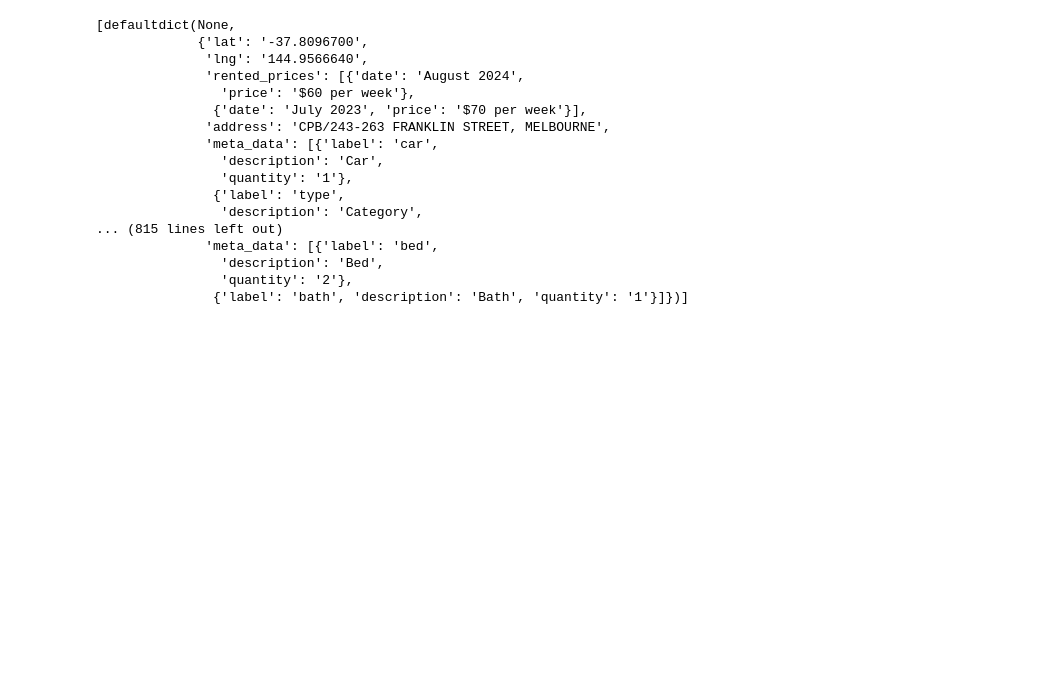
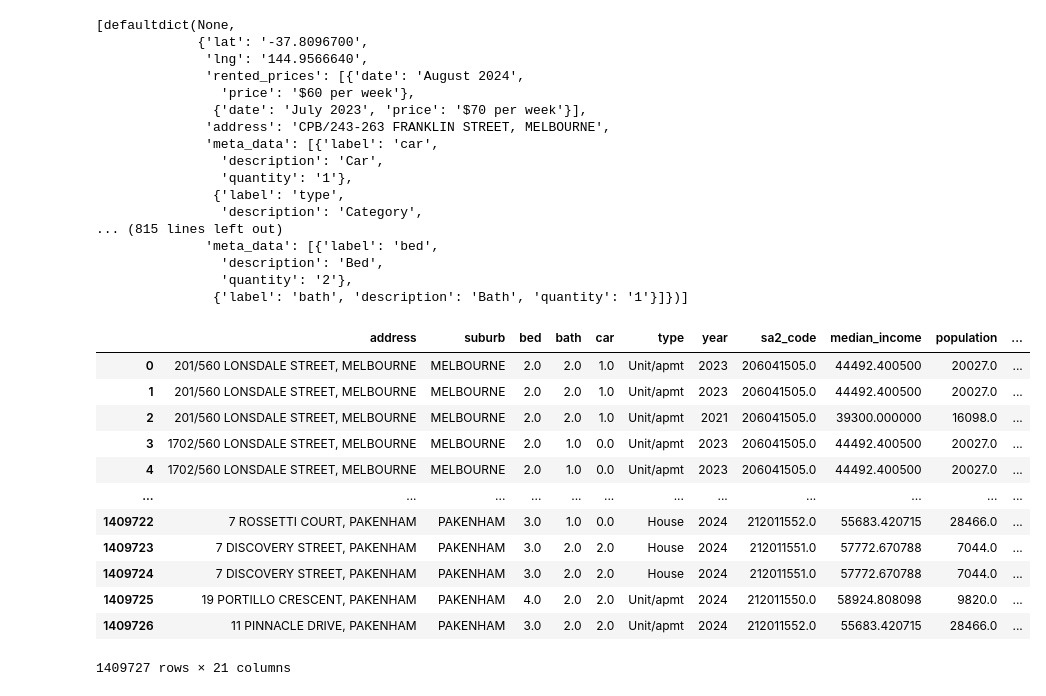
Before and after one commit to MAST30034-AppliedDataScience/project-2-group-real-estate-industry-project-2, a Jupyter notebook: notebooks/even_playground.ipynb, the cells around one changed output. Drawn from its saved outputs; the diff is of its cells as text; code cells hidden in the pictures; blank space fills up the shorter version.

Commit message:
suburb mapp

```diff
--- a/notebooks/even_playground.ipynb
+++ b/notebooks/even_playground.ipynb
@@ -258,0 +262,24 @@ get_oldlistings_page(page)
+# %%
+rental_df = pd.read_csv('../data/curated/rental-17-24.csv')
+suburb_shape = gpd.read_file('../data/curated/shapefiles/SAL_2021_AUST_GDA2020_SHP/SAL_2021_AUST_GDA2020.shp')
+suburb_shape = suburb_shape[['SAL_CODE21', 'SAL_NAME21' ,'geometry']]
+# %%
+rental_gdf = gpd.GeoDataFrame(rental_df, geometry=gpd.points_from_xy(rental_df.lng, rental_df.lat), crs='EPSG:7844')
+rental_gdf = gpd.sjoin(rental_gdf, suburb_shape, how='left', predicate='within')\
+    .drop(columns=['index_right'])
+# %%
+rental_gdf
+# %% [output]
+|  | address | suburb | bed | bath | car | type | year | sa2_code | median_income | population | ... |
+| 0 | 201/560 LONSDALE STREET, MELBOURNE | MELBOURNE | 2.0 | 2.0 | 1.0 | Unit/apmt | 2023 | 206041505.0 | 44492.400500 | 20027.0 | ... |
+| 1 | 201/560 LONSDALE STREET, MELBOURNE | MELBOURNE | 2.0 | 2.0 | 1.0 | Unit/apmt | 2023 | 206041505.0 | 44492.400500 | 20027.0 | ... |
+| 2 | 201/560 LONSDALE STREET, MELBOURNE | MELBOURNE | 2.0 | 2.0 | 1.0 | Unit/apmt | 2021 | 206041505.0 | 39300.000000 | 16098.0 | ... |
+| 3 | 1702/560 LONSDALE STREET, MELBOURNE | MELBOURNE | 2.0 | 1.0 | 0.0 | Unit/apmt | 2023 | 206041505.0 | 44492.400500 | 20027.0 | ... |
+| 4 | 1702/560 LONSDALE STREET, MELBOURNE | MELBOURNE | 2.0 | 1.0 | 0.0 | Unit/apmt | 2023 | 206041505.0 | 44492.400500 | 20027.0 | ... |
+| ... | ... | ... | ... | ... | ... | ... | ... | ... | ... | ... | ... |
+| 1409722 | 7 ROSSETTI COURT, PAKENHAM | PAKENHAM | 3.0 | 1.0 | 0.0 | House | 2024 | 212011552.0 | 55683.420715 | 28466.0 | ... |
+| 1409723 | 7 DISCOVERY STREET, PAKENHAM | PAKENHAM | 3.0 | 2.0 | 2.0 | House | 2024 | 212011551.0 | 57772.670788 | 7044.0 | ... |
+| 1409724 | 7 DISCOVERY STREET, PAKENHAM | PAKENHAM | 3.0 | 2.0 | 2.0 | House | 2024 | 212011551.0 | 57772.670788 | 7044.0 | ... |
+| 1409725 | 19 PORTILLO CRESCENT, PAKENHAM | PAKENHAM | 4.0 | 2.0 | 2.0 | Unit/apmt | 2024 | 212011550.0 | 58924.808098 | 9820.0 | ... |
+| 1409726 | 11 PINNACLE DRIVE, PAKENHAM | PAKENHAM | 3.0 | 2.0 | 2.0 | Unit/apmt | 2024 | 212011552.0 | 55683.420715 | 28466.0 | ... |
+1409727 rows × 21 columns
```
Also changed, not shown: parts of 3 cells of this notebook, 1 other file.
